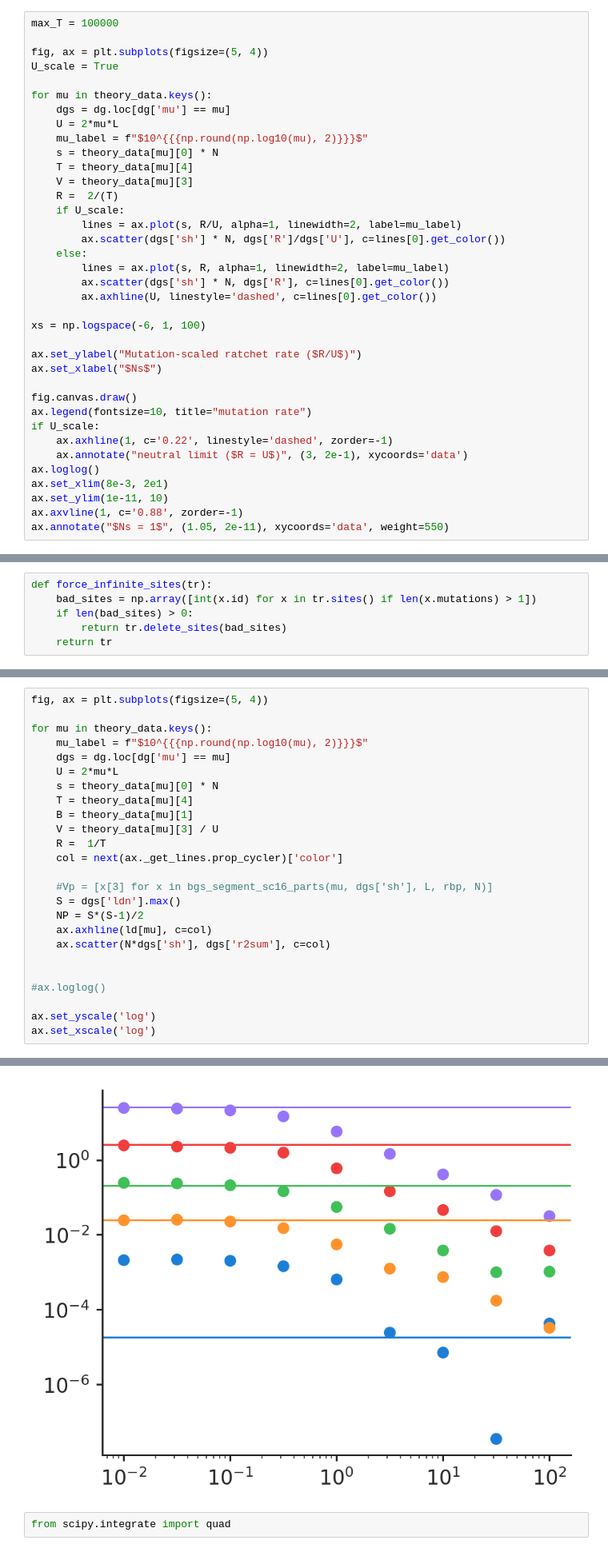
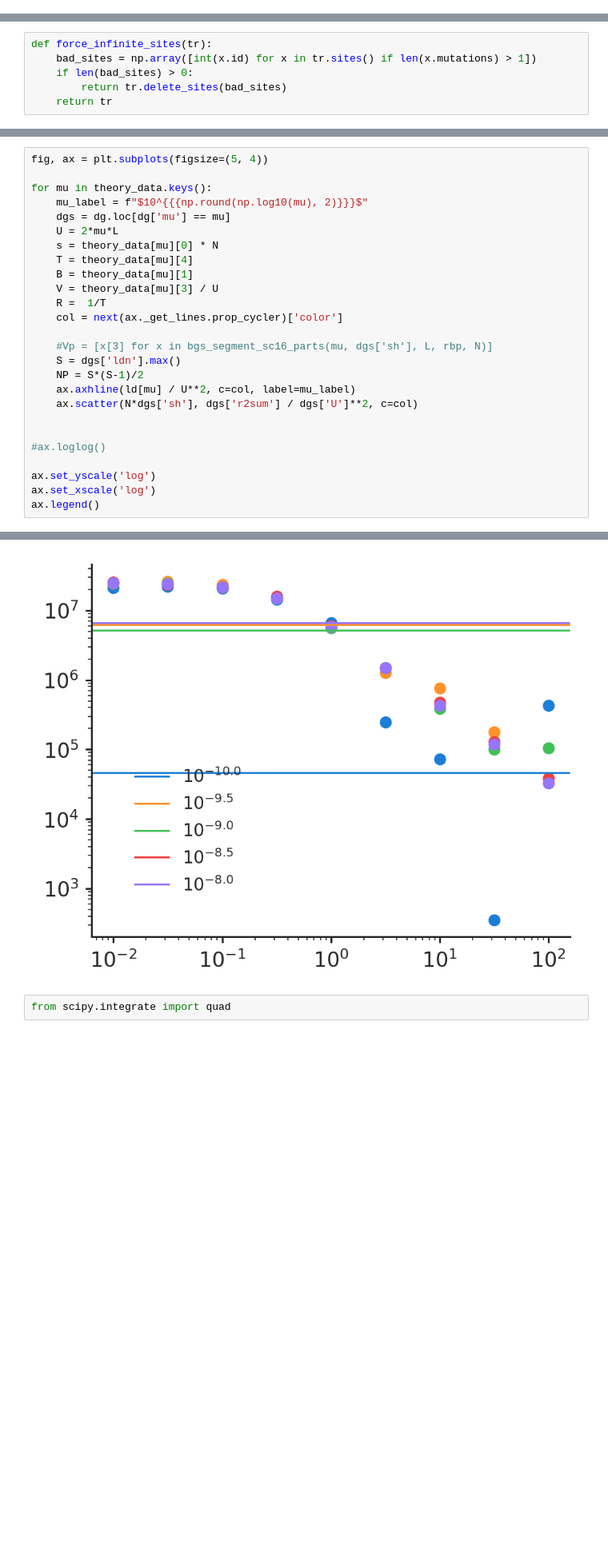
Before and after one commit to vsbuffalo/bprime, a Jupyter notebook: notebooks/region_simulations.ipynb, the cells around one changed output, grey strips where cells are left out. Shown at 80% size. Drawn from its saved outputs; the diff is of its cells as text; blank space fills up the shorter version.

```diff
--- a/notebooks/region_simulations.ipynb
+++ b/notebooks/region_simulations.ipynb
@@ -395,37 +449,0 @@ findfont: Generic family 'sans-serif' not found because none of the following fa
-# %%
-max_T = 100000
-
-fig, ax = plt.subplots(figsize=(5, 4))
-U_scale = True
-
-for mu in theory_data.keys():
-    dgs = dg.loc[dg['mu'] == mu]
-    U = 2*mu*L
-    mu_label = f"$10^{{{np.round(np.log10(mu), 2)}}}$"
-    s = theory_data[mu][0] * N
-    T = theory_data[mu][4]
-    V = theory_data[mu][3]
-    R =  2/(T)
-    if U_scale:
-        lines = ax.plot(s, R/U, alpha=1, linewidth=2, label=mu_label)
-        ax.scatter(dgs['sh'] * N, dgs['R']/dgs['U'], c=lines[0].get_color())
-    else:
-        lines = ax.plot(s, R, alpha=1, linewidth=2, label=mu_label)
-        ax.scatter(dgs['sh'] * N, dgs['R'], c=lines[0].get_color())
-        ax.axhline(U, linestyle='dashed', c=lines[0].get_color())
-
-xs = np.logspace(-6, 1, 100)
-
-ax.set_ylabel("Mutation-scaled ratchet rate ($R/U$)")
-ax.set_xlabel("$Ns$")
-
-fig.canvas.draw()
-ax.legend(fontsize=10, title="mutation rate")
-if U_scale:
-    ax.axhline(1, c='0.22', linestyle='dashed', zorder=-1)
-    ax.annotate("neutral limit ($R = U$)", (3, 2e-1), xycoords='data')
-ax.loglog()
-ax.set_xlim(8e-3, 2e1)
-ax.set_ylim(1e-11, 10)
-ax.axvline(1, c='0.88', zorder=-1)
-ax.annotate("$Ns = 1$", (1.05, 2e-11), xycoords='data', weight=550)
@@ -496,12 +511,13 @@ for mu in theory_data.keys():
     #Vp = [x[3] for x in bgs_segment_sc16_parts(mu, dgs['sh'], L, rbp, N)]
     S = dgs['ldn'].max()
     NP = S*(S-1)/2
-    ax.axhline(ld[mu], c=col)
-    ax.scatter(N*dgs['sh'], dgs['r2sum'], c=col)
+    ax.axhline(ld[mu] / U**2, c=col, label=mu_label)
+    ax.scatter(N*dgs['sh'], dgs['r2sum'] / dgs['U']**2, c=col)
 
 
 #ax.loglog()
 
 ax.set_yscale('log')
 ax.set_xscale('log')
+ax.legend()
 # %% [output]
@@ -508,4 +525,4 @@ ax.set_xscale('log')
-[figure, old version]
+[figure, new version]
 # %%
 from scipy.integrate import quad
 # %%
```
Also changed, not shown: parts of 9 cells of this notebook, 1 other file.
